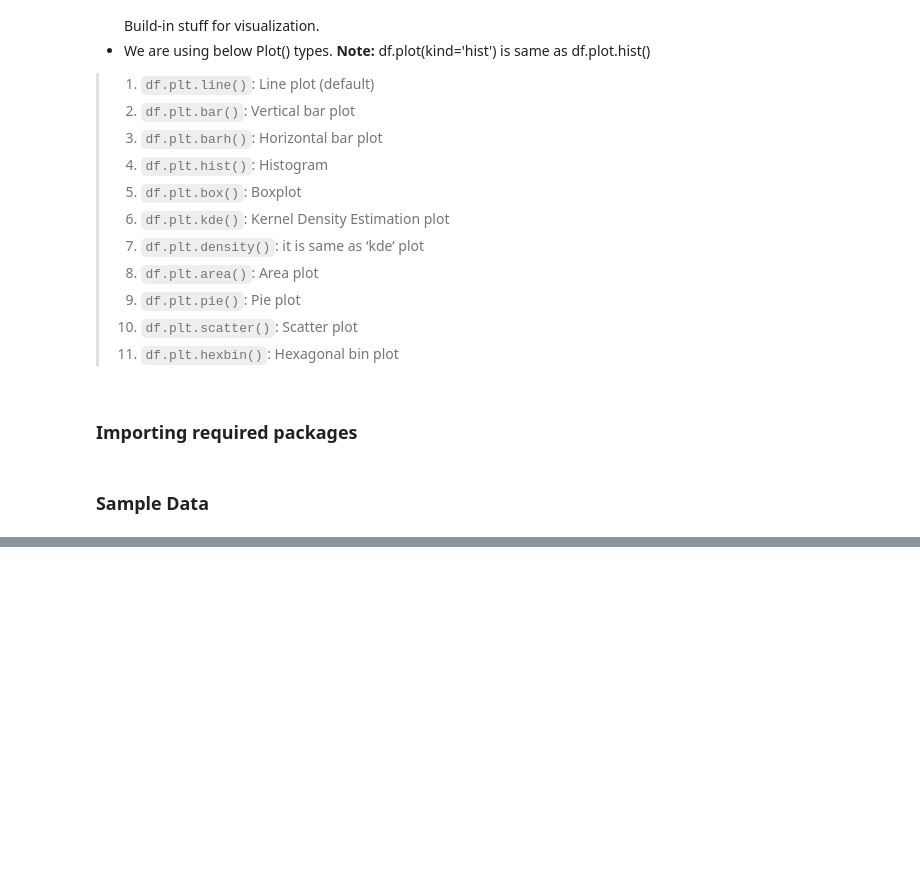
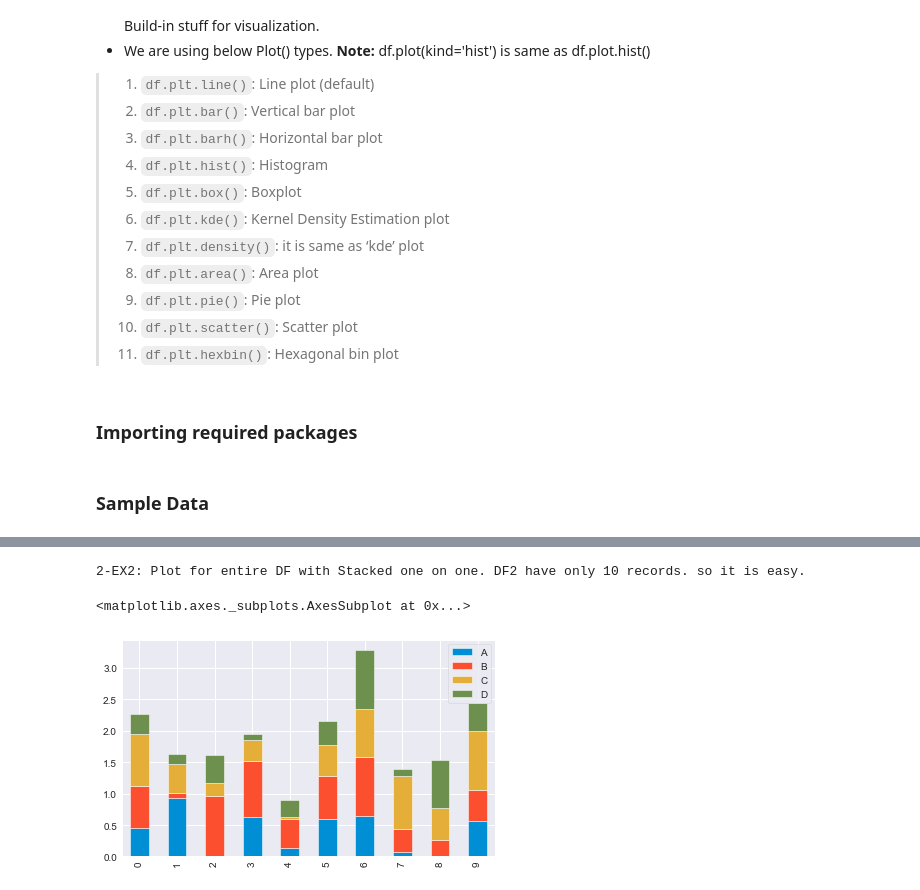
Before and after one commit to surendra-arivappagari/1.DataScience_MachineLearning_with_Python, a Jupyter notebook: 6.Pandas_Buildin_Data_Visualization/Pandas_Buildin_Data_Visualization.ipynb, the cells around one changed output, grey strips where cells are left out. Cells and saved outputs as stored; diff of their text form; code cells hidden in the pictures; blank space fills up the shorter version.

```diff
--- a/6.Pandas_Buildin_Data_Visualization/Pandas_Buildin_Data_Visualization.ipynb
+++ b/6.Pandas_Buildin_Data_Visualization/Pandas_Buildin_Data_Visualization.ipynb
@@ -92,0 +109,8 @@ df1['A'].plot.line()
+# %%
+print("2-EX2: Plot for entire DF with Stacked one on one. DF2 have only 10 records. so it is easy.")
+
+df2.plot.bar(stacked=True)
+# %% [output]
+2-EX2: Plot for entire DF with Stacked one on one. DF2 have only 10 records. so it is easy.
+<matplotlib.axes._subplots.AxesSubplot at 0x...>
+[figure, added]
```
Also changed, not shown: parts of 36 cells of this notebook.
